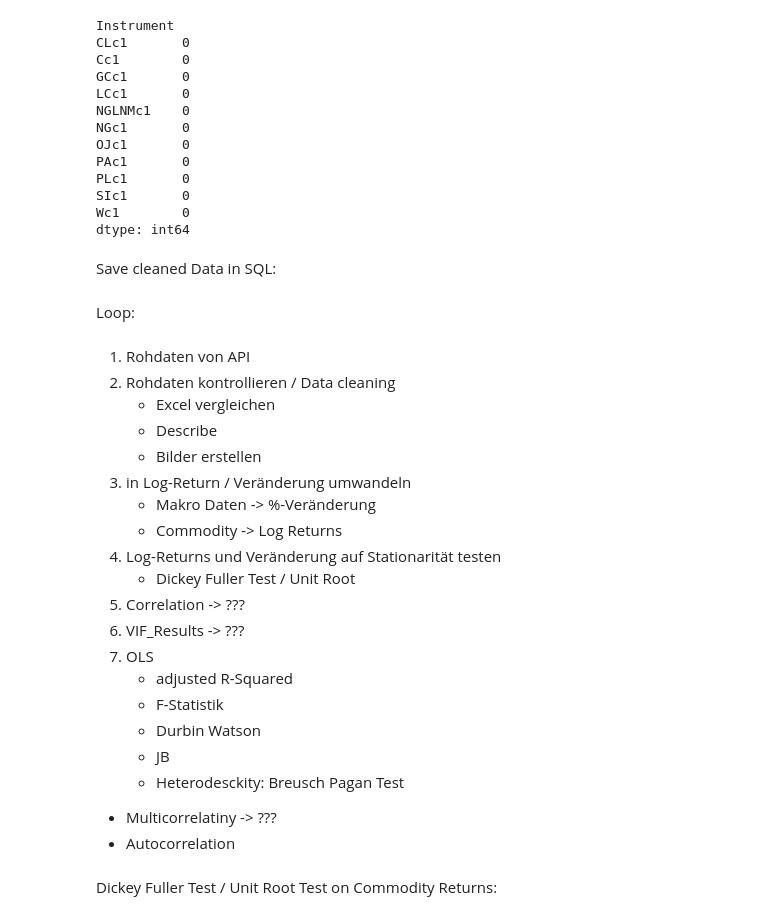
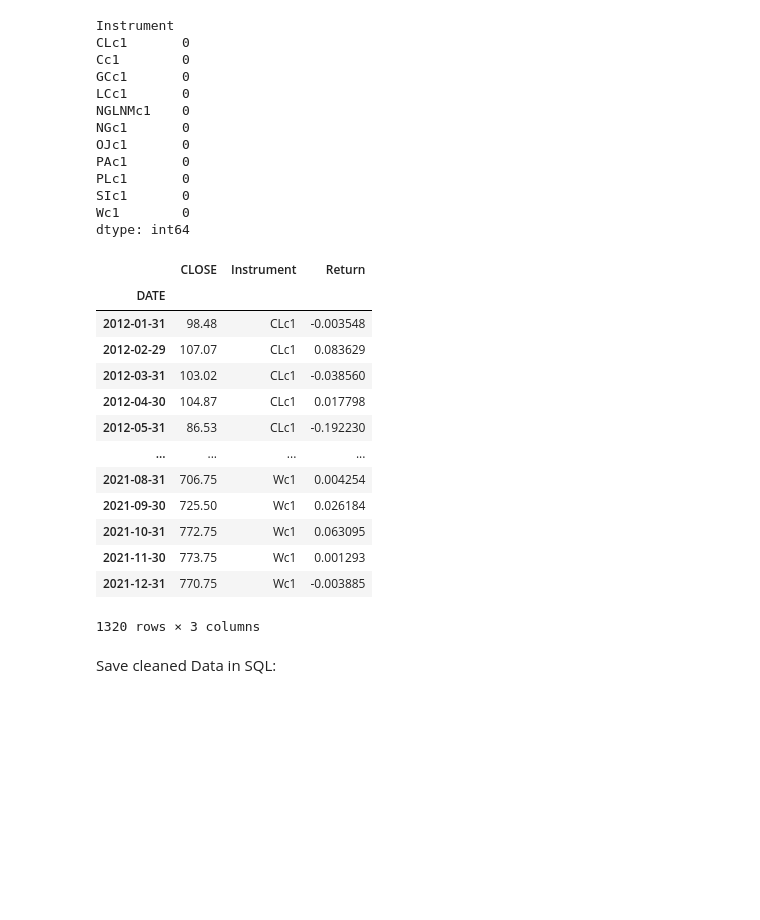
Before and after one commit to Liomat97/AQM, a Jupyter notebook: 2 Data Statistics.ipynb, the cells around one changed output. Saved outputs shown, nothing was run; the diff lists cells and outputs as text; code cells hidden in the pictures; blank space fills up the shorter version.

```diff
--- a/2 Data Statistics.ipynb
+++ b/2 Data Statistics.ipynb
@@ -210,27 +219,24 @@ futures_clean_return_pivot
+# %%
+#Futures Raw was all good. Drop the first Period, where Returns are empty:
+futures_clean_return_pivot = futures_raw_return_pivot.dropna()
+futures_clean_return_pivot
+
+futures_clean = futures_raw.dropna()
+futures_clean
+# %% [output]
+|  | CLOSE | Instrument | Return |
+| DATE |  |  |  |
+| 2012-01-31 | 98.48 | CLc1 | -0.003548 |
+| 2012-02-29 | 107.07 | CLc1 | 0.083629 |
+| 2012-03-31 | 103.02 | CLc1 | -0.038560 |
+| 2012-04-30 | 104.87 | CLc1 | 0.017798 |
+| 2012-05-31 | 86.53 | CLc1 | -0.192230 |
+| ... | ... | ... | ... |
+| 2021-08-31 | 706.75 | Wc1 | 0.004254 |
+| 2021-09-30 | 725.50 | Wc1 | 0.026184 |
+| 2021-10-31 | 772.75 | Wc1 | 0.063095 |
+| 2021-11-30 | 773.75 | Wc1 | 0.001293 |
+| 2021-12-31 | 770.75 | Wc1 | -0.003885 |
+1320 rows × 3 columns
 # %% [markdown]
 Save cleaned Data in SQL:
-# %% [markdown]
-Loop:
-# %% [markdown]
-1. Rohdaten von API
-2. Rohdaten kontrollieren / Data cleaning
-    - Excel vergleichen
-    - Describe
-    - Bilder erstellen
-3. in Log-Return / Veränderung umwandeln
-    - Makro Daten -> %-Veränderung
-    - Commodity -> Log Returns
-4. Log-Returns und Veränderung auf Stationarität testen
-    - Dickey Fuller Test / Unit Root
-5. Correlation -> ???
-6. VIF_Results -> ???
-7. OLS
-    - adjusted R-Squared
-    - F-Statistik
-    - Durbin Watson
-    - JB
-    - Heterodesckity: Breusch Pagan Test
-- Multicorrelatiny -> ???
-- Autocorrelation
-# %% [markdown]
-Dickey Fuller Test / Unit Root Test on Commodity Returns:
```
Also changed, not shown: parts of 24 cells of this notebook, 16 other files.
